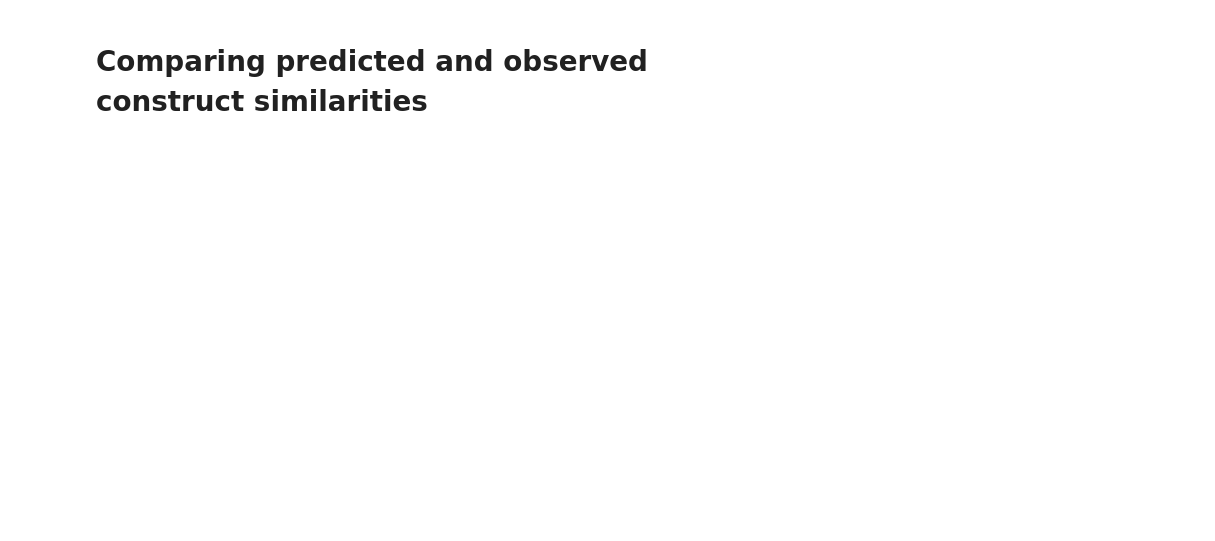
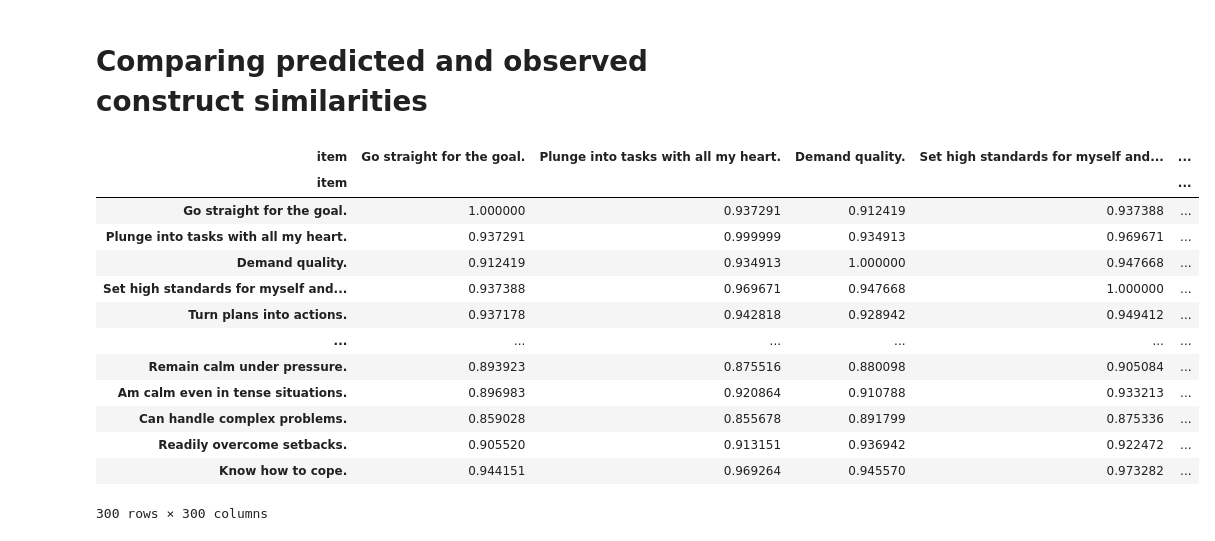
Before and after one commit to Zak-Hussain/LLM4BeSci, a Jupyter notebook: personality/personality_using_pipeline.ipynb, the cells around one changed output. Cells and saved outputs as stored; diff of their text form; code cells hidden in the pictures; blank space fills up the shorter version.

Commit message:
rename 'text' column 'item'

```diff
--- a/personality/personality_using_pipeline.ipynb
+++ b/personality/personality_using_pipeline.ipynb
@@ -16,5 +16,5 @@ if 'google.colab' in sys.modules:
 import pandas as pd
 # %%
 # Loading data with pandas
-neo_items =  pd.read_csv('NEO_items.csv', usecols=['construct', 'text'])
+neo_items =  pd.read_csv('NEO_items.csv', usecols=['construct', 'item'])
 neo_items
@@ -43,7 +59,7 @@ feature_extractor = pipeline(
 
 # Extracting the features for all items
 features = feature_extractor(
-    neo_items['text'].to_list(), return_tensors=True,
+    neo_items['item'].to_list(), return_tensors=True,
     tokenize_kwargs= {'padding': True, 'truncation': True}
 )
 features
@@ -62,10 +113,25 @@ import numpy as np
 # %%
 sims = pd.DataFrame(
     cosine_similarity(features), # cosine similarity between each pair of rows
-    index=neo_items['text'], # row names
-    columns=neo_items['text'] # column names
+    index=neo_items['item'], # row names
+    columns=neo_items['item'] # column names
 )
 sims
+# %% [output]
+| item | Go straight for the goal. | Plunge into tasks with all my heart. | Demand quality. | Set high standards for myself and... | ... |
+| item |  |  |  |  | ... |
+| Go straight for the goal. | 1.000000 | 0.937291 | 0.912419 | 0.937388 | ... |
+| Plunge into tasks with all my heart. | 0.937291 | 0.999999 | 0.934913 | 0.969671 | ... |
+| Demand quality. | 0.912419 | 0.934913 | 1.000000 | 0.947668 | ... |
+| Set high standards for myself and... | 0.937388 | 0.969671 | 0.947668 | 1.000000 | ... |
+| Turn plans into actions. | 0.937178 | 0.942818 | 0.928942 | 0.949412 | ... |
+| ... | ... | ... | ... | ... | ... |
+| Remain calm under pressure. | 0.893923 | 0.875516 | 0.880098 | 0.905084 | ... |
+| Am calm even in tense situations. | 0.896983 | 0.920864 | 0.910788 | 0.933213 | ... |
+| Can handle complex problems. | 0.859028 | 0.855678 | 0.891799 | 0.875336 | ... |
+| Readily overcome setbacks. | 0.905520 | 0.913151 | 0.936942 | 0.922472 | ... |
+| Know how to cope. | 0.944151 | 0.969264 | 0.945570 | 0.973282 | ... |
+300 rows × 300 columns
 # %%
 # Loading observed correlations and pivoting to a correlation matrix
 sims_observed = pd.read_csv('item_corrs.csv')
```
Also changed, not shown: parts of 7 cells of this notebook, 2 other files.
